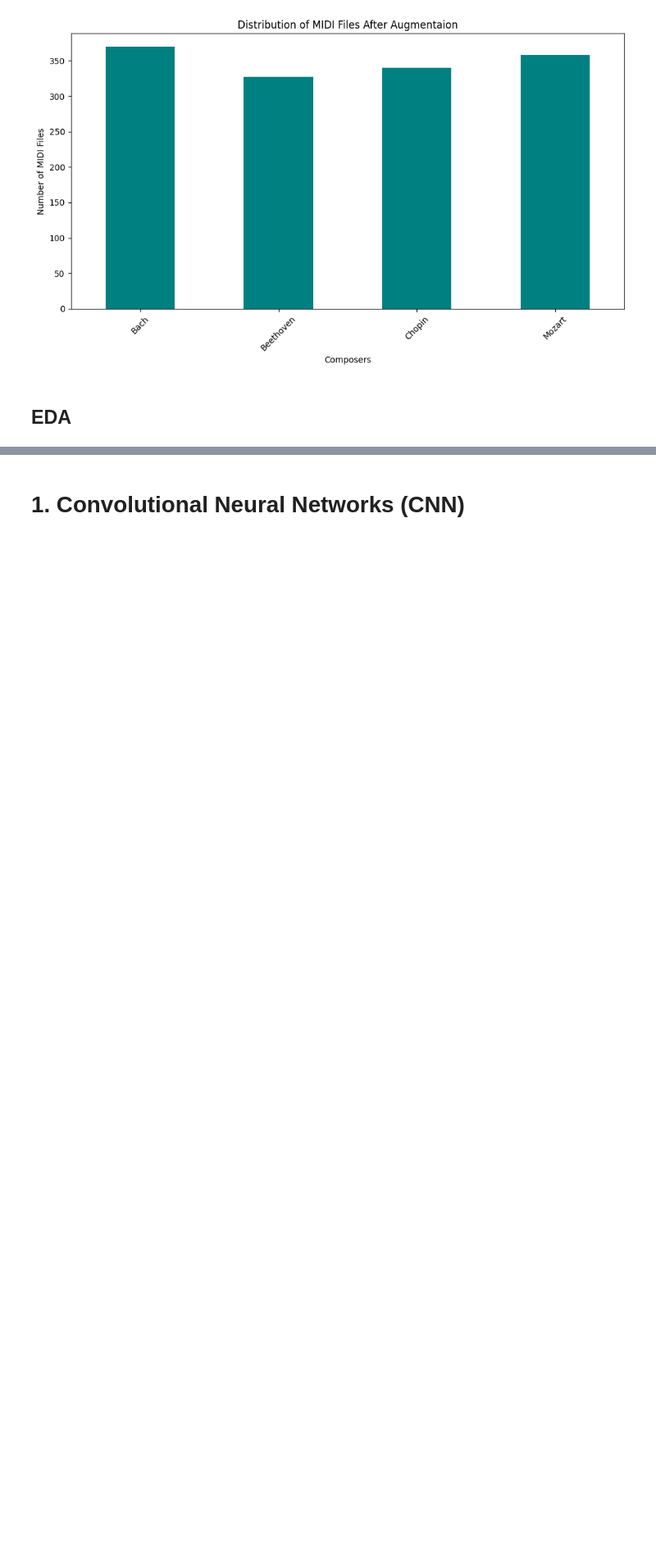
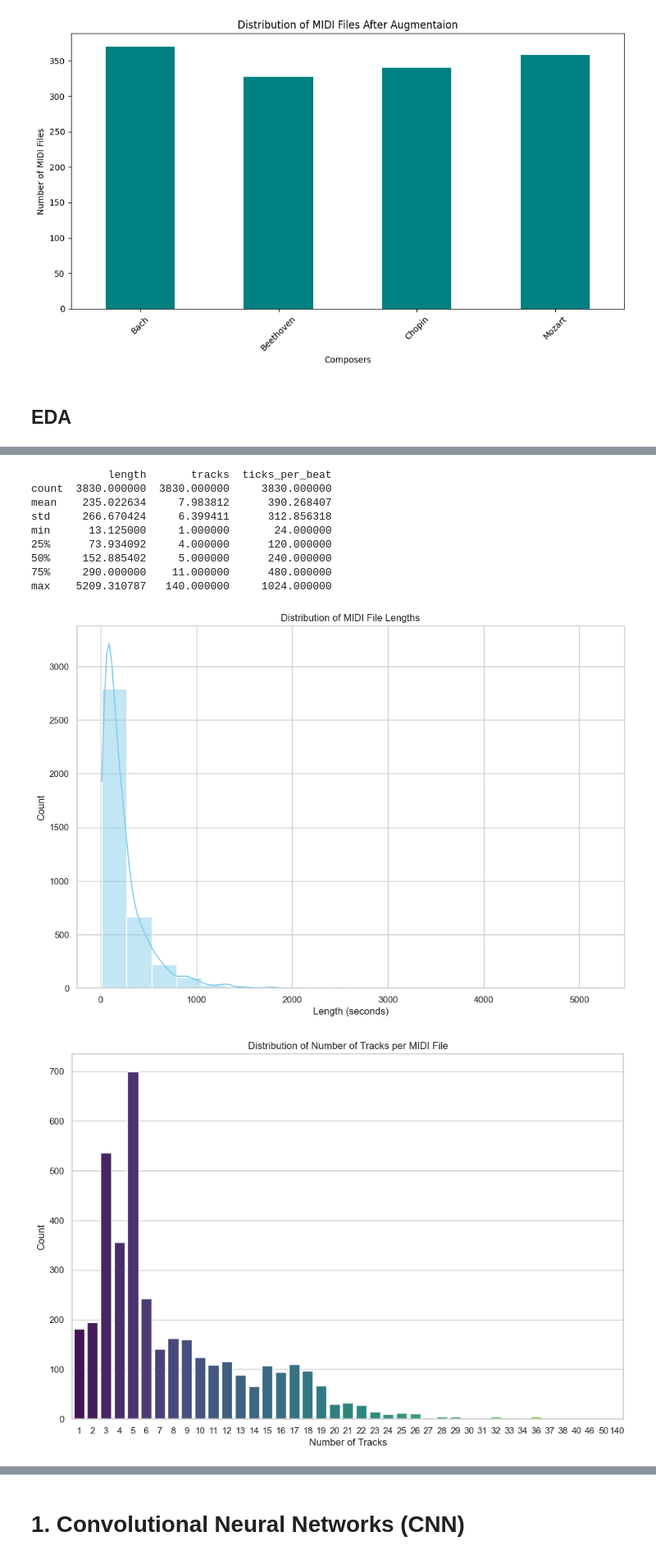
Before and after one commit to seema469/AAI_511_DeepLearning, a Jupyter notebook: composer_classification.ipynb, the cells around one changed output, grey strips where cells are left out. Shown at 82% size. Saved outputs shown, nothing was run; the diff lists cells and outputs as text; code cells hidden in the pictures; blank space fills up the shorter version.

```diff
--- a/composer_classification.ipynb
+++ b/composer_classification.ipynb
@@ -315,0 +403,71 @@ plt.show()
+# %%
+# Set a visual style
+sns.set(style="whitegrid")
+
+# Display basic statistics
+print(midi_df.describe())
+
+# Plot distribution of MIDI file lengths
+plt.figure(figsize=(12, 8))
+sns.histplot(midi_df['length'], bins=20, kde=True, color="skyblue")
+plt.title('Distribution of MIDI File Lengths')
+plt.xlabel('Length (seconds)')
+plt.ylabel('Count')
+plt.show()
+
+# Plot distribution of the number of tracks per MIDI file
+plt.figure(figsize=(12, 8))
+sns.countplot(data=midi_df, x='tracks', palette="viridis")
+plt.title('Distribution of Number of Tracks per MIDI File')
+plt.xlabel('Number of Tracks')
+plt.ylabel('Count')
+plt.show()
+
+# Scatter plot of file length vs number of tracks
+plt.figure(figsize=(12, 8))
+sns.scatterplot(data=midi_df, x='tracks', y='length', hue='tracks', palette="viridis", size='length', sizes=(20, 200))
+plt.title('File Length vs Number of Tracks')
+plt.xlabel('Number of Tracks')
+plt.ylabel('Length (seconds)')
+plt.legend(title='Number of Tracks')
+plt.show()
+
+# Violin plot of file lengths grouped by number of tracks
+plt.figure(figsize=(12, 8))
+sns.violinplot(data=midi_df, x='tracks', y='length', palette="muted")
+plt.title('File Length Distribution by Number of Tracks')
+plt.xlabel('Number of Tracks')
+plt.ylabel('Length (seconds)')
+plt.show()
+
+# Box plot of file lengths
+plt.figure(figsize=(12, 8))
+sns.boxplot(data=midi_df, x='tracks', y='length', palette="Set2")
+plt.title('Box Plot of File Lengths by Number of Tracks')
+plt.xlabel('Number of Tracks')
+plt.ylabel('Length (seconds)')
+plt.show()
+
+# Pair plot to see the relationships between all variables
+sns.pairplot(midi_df, palette="husl")
+plt.suptitle('Pair Plot of MIDI File Attributes', y=1.02)
+plt.show()
+
+# Heatmap of correlations between numerical features
+plt.figure(figsize=(10, 8))
+correlation_matrix = midi_df[[ 'length','tracks','ticks_per_beat']].corr()
+sns.heatmap(correlation_matrix, annot=True, cmap="coolwarm", linewidths=0.5)
+plt.title('Correlation Matrix of MIDI File Attributes')
+plt.show()
+# %% [output]
+            length       tracks  ticks_per_beat
+count  3830.000000  3830.000000     3830.000000
+mean    235.022634     7.983812      390.268407
+std     266.670424     6.399411      312.856318
+min      13.125000     1.000000       24.000000
+25%      73.934092     4.000000      120.000000
+50%     152.885402     5.000000      240.000000
+75%     290.000000    11.000000      480.000000
+max    5209.310787   140.000000     1024.000000
+[figure, added]
+[figure, added]
```
Also changed, not shown: parts of 22 cells of this notebook.
